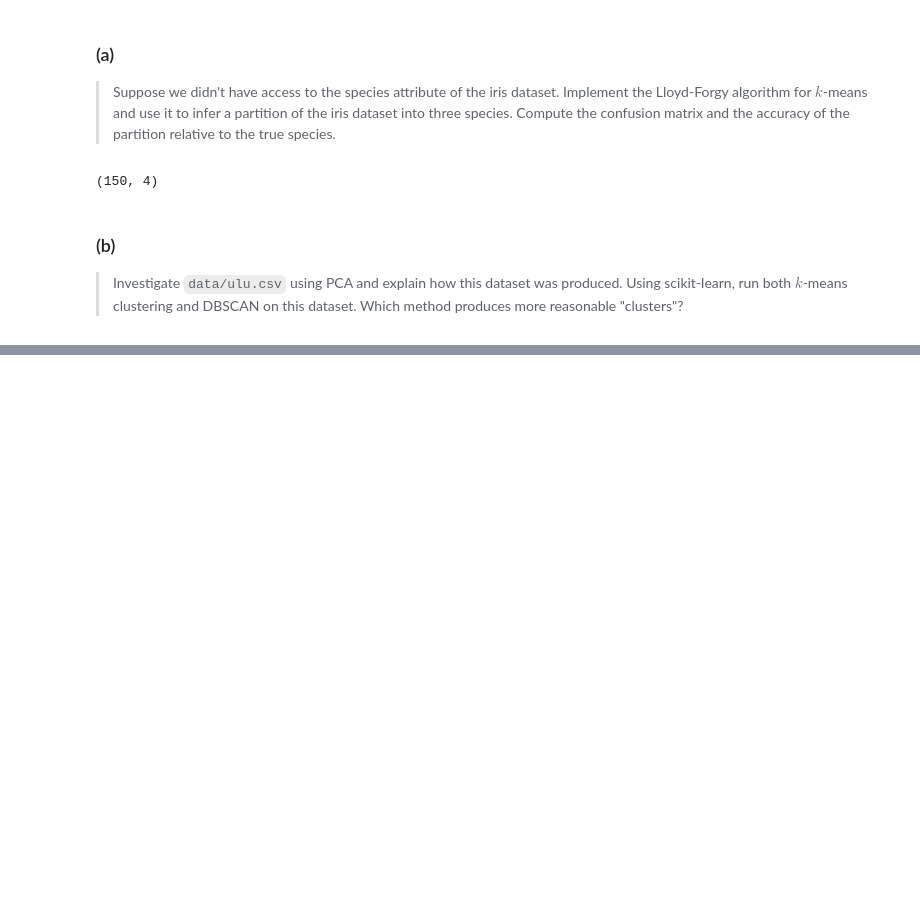
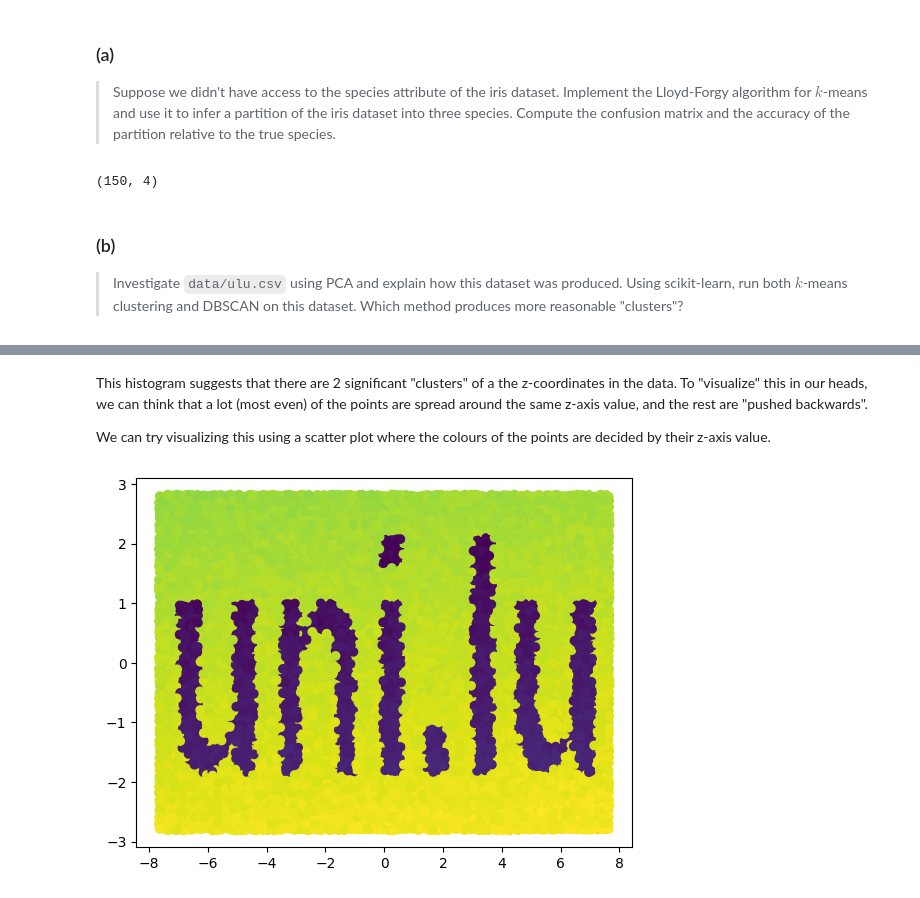
Before and after one commit to OFCLeoS/iml_2026, a Jupyter notebook: homework_1.ipynb, the cells around one changed output, grey strips where cells are left out. Drawn from its saved outputs; the diff is of its cells as text; code cells hidden in the pictures; blank space fills up the shorter version.

```diff
--- a/homework_1.ipynb
+++ b/homework_1.ipynb
@@ -126,0 +132,9 @@ print(d_labels)
+# %% [markdown]
+This histogram suggests that there are 2 significant "clusters" of a the z-coordinates in the data. To "visualize" this in our heads, we can think that a lot (most even) of the points are spread around the same z-axis value, and the rest are "pushed backwards".
+
+We can try visualizing this using a scatter plot where the colours of the points are decided by their z-axis value.
+# %%
+plt.scatter(ulu_pca[:,0], ulu_pca[:,1], c=ulu_pca[:,2])
+plt.show()
+# %% [output]
+[figure, added]
```
Also changed, not shown: parts of 21 cells of this notebook, 4 other files.
